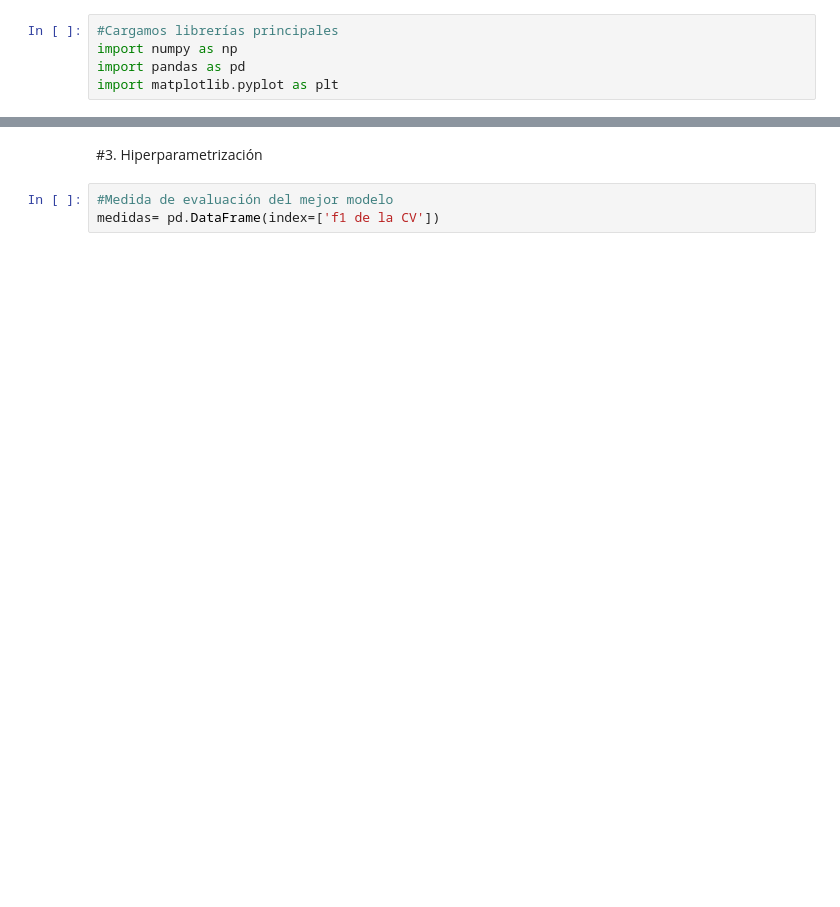
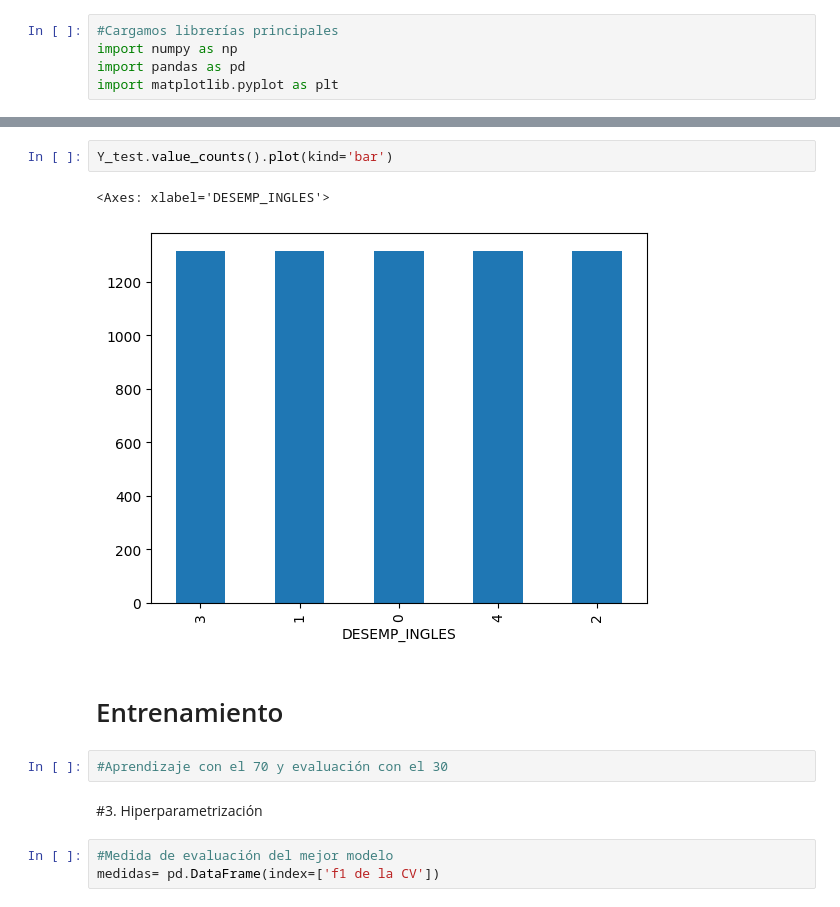
Before and after one commit to tealtourmaline/Mineria-y-calidad-de-datos, a Jupyter notebook: MINERIA_DE_DATOS.ipynb, the cells around one changed output, grey strips where cells are left out. Drawn from its saved outputs; the diff is of its cells as text; blank space fills up the shorter version.

```diff
--- a/MINERIA_DE_DATOS.ipynb
+++ b/MINERIA_DE_DATOS.ipynb
@@ -56,3 +132,12 @@ Y_train.value_counts().plot(kind='bar')
+# %%
+Y_test.value_counts().plot(kind='bar')
+# %% [output]
+<Axes: xlabel='DESEMP_INGLES'>
+[figure, added]
+# %% [markdown]
+# Entrenamiento
+# %%
+#Aprendizaje con el 70 y evaluación con el 30
 # %% [markdown]
 #3. Hiperparametrización
 # %%
```
Also changed, not shown: parts of 14 cells of this notebook.
